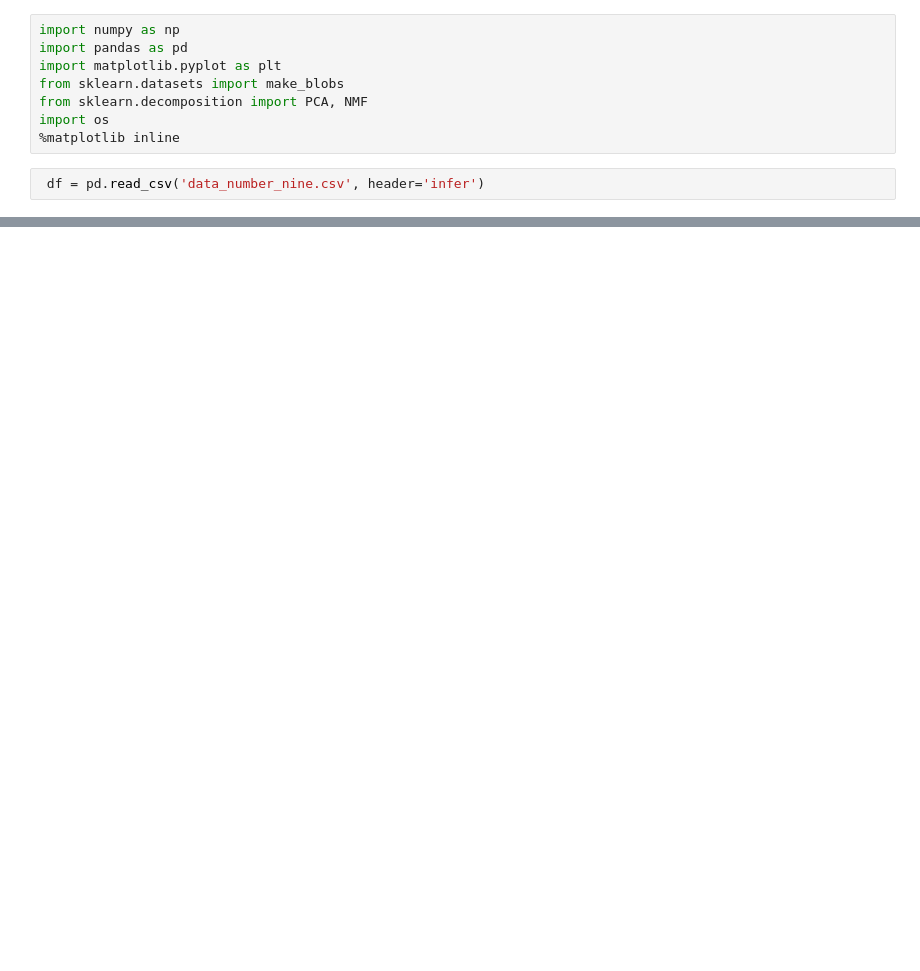
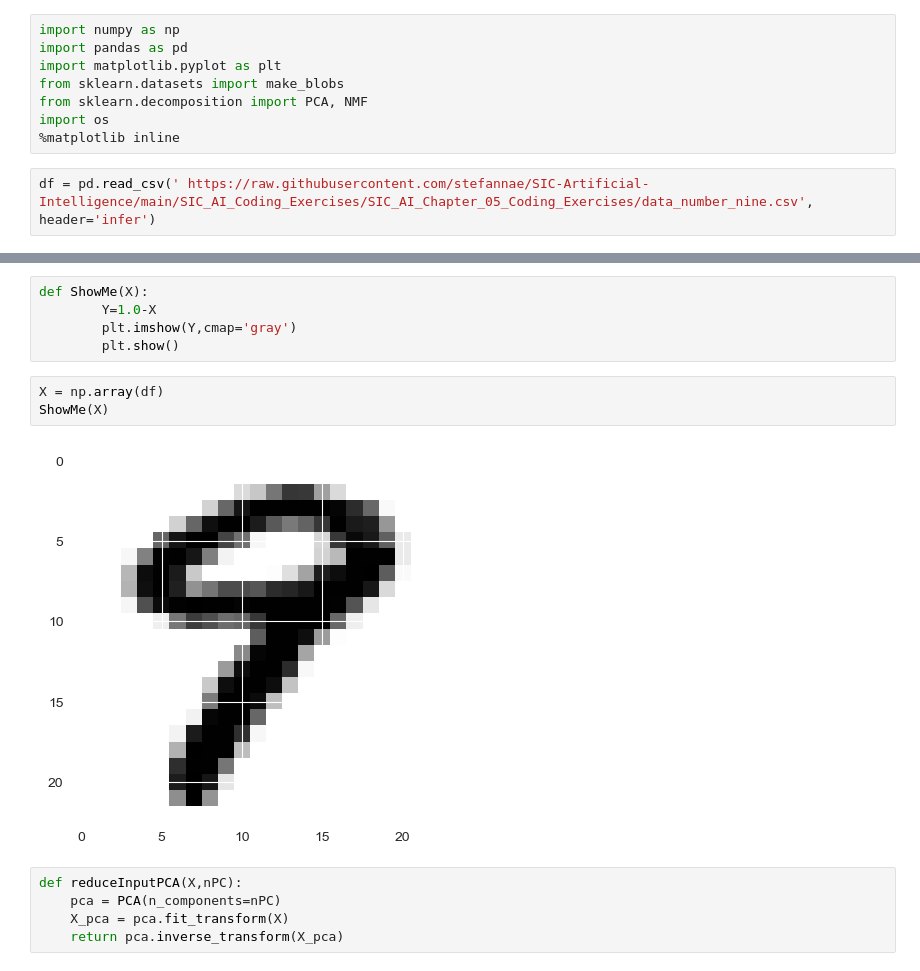
Before and after one commit to haianh610/SIC_Practice, a Jupyter notebook: 0404.ipynb, the cells around one changed output, grey strips where cells are left out. Saved outputs shown, nothing was run; the diff lists cells and outputs as text; blank space fills up the shorter version.

```diff
--- a/0404.ipynb
+++ b/0404.ipynb
@@ -7,4 +7,4 @@ from sklearn.decomposition import PCA, NMF
 import os
 %matplotlib inline
 # %%
- df = pd.read_csv('data_number_nine.csv', header='infer')
+df = pd.read_csv(' https://raw.githubusercontent.com/stefannae/SIC-Artificial-Intelligence/main/SIC_AI_Coding_Exercises/SIC_AI_Chapter_05_Coding_Exercises/data_number_nine.csv', header='infer')
@@ -12,0 +25,15 @@ FileNotFoundError: [Errno 2] No such file or directory: 'data_number_nine.csv'
+# %%
+def ShowMe(X):
+        Y=1.0-X
+        plt.imshow(Y,cmap='gray')
+        plt.show()
+# %%
+X = np.array(df)
+ShowMe(X)
+# %% [output]
+[figure, added]
+# %%
+def reduceInputPCA(X,nPC):
+    pca = PCA(n_components=nPC)
+    X_pca = pca.fit_transform(X)
+    return pca.inverse_transform(X_pca)
```
Also changed, not shown: parts of 4 cells of this notebook, 1 other file.
